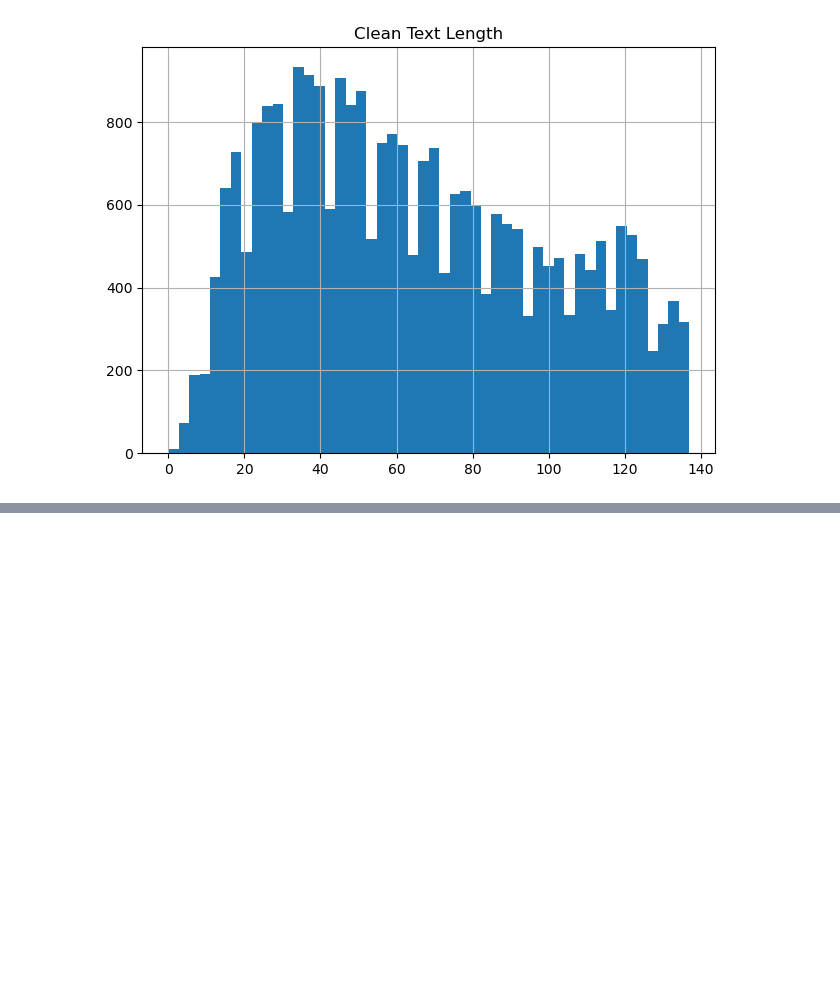
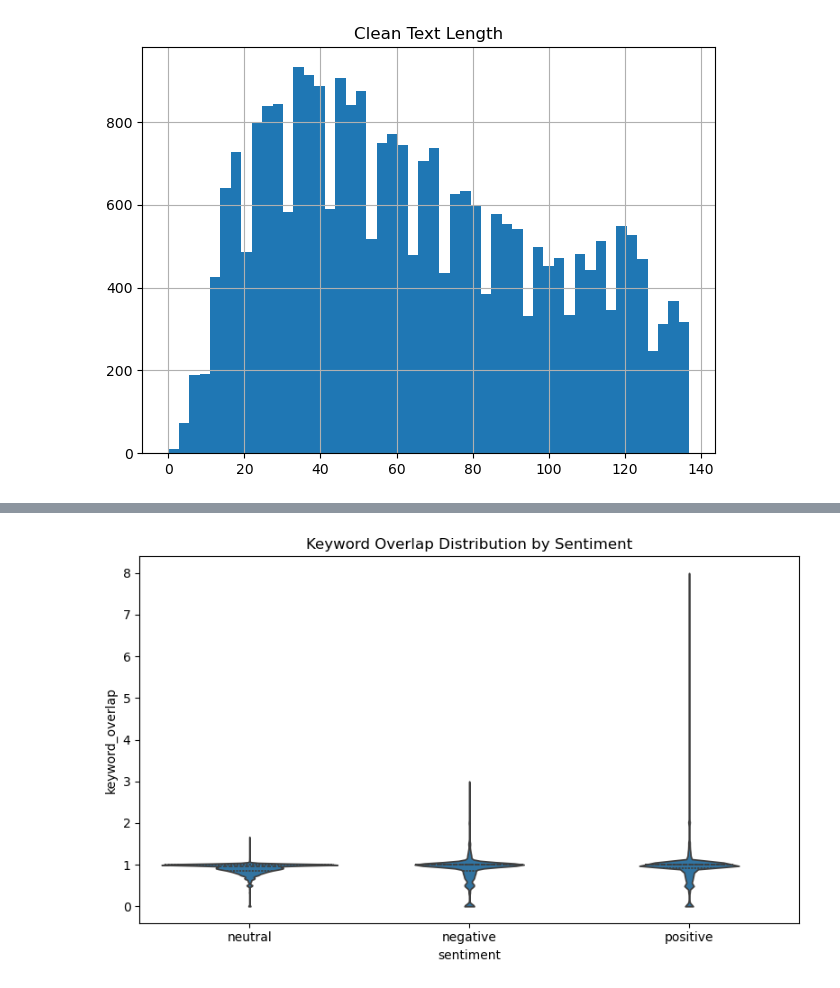
Before and after one commit to shra012/Tweet-Sentiment-Analysis, a Jupyter notebook: 01_eda.ipynb, the cells around one changed output, grey strips where cells are left out. Saved outputs shown, nothing was run; the diff lists cells and outputs as text; code cells hidden in the pictures; blank space fills up the shorter version.

```diff
--- a/01_eda.ipynb
+++ b/01_eda.ipynb
@@ -72,0 +131,9 @@ feature_summary.to_csv('artifacts/eda_feature_summary.csv')
+# %%
+plt.figure(figsize=(8, 5))
+sns.violinplot(data=feature_profile, x='sentiment', y='keyword_overlap', inner='quartile', cut=0)
+plt.title('Keyword Overlap Distribution by Sentiment')
+plt.tight_layout()
+plt.savefig('artifacts/eda_keyword_overlap_violin.png')
+plt.show()
+# %% [output]
+[figure, added]
```
Also changed, not shown: parts of 12 cells of this notebook.
